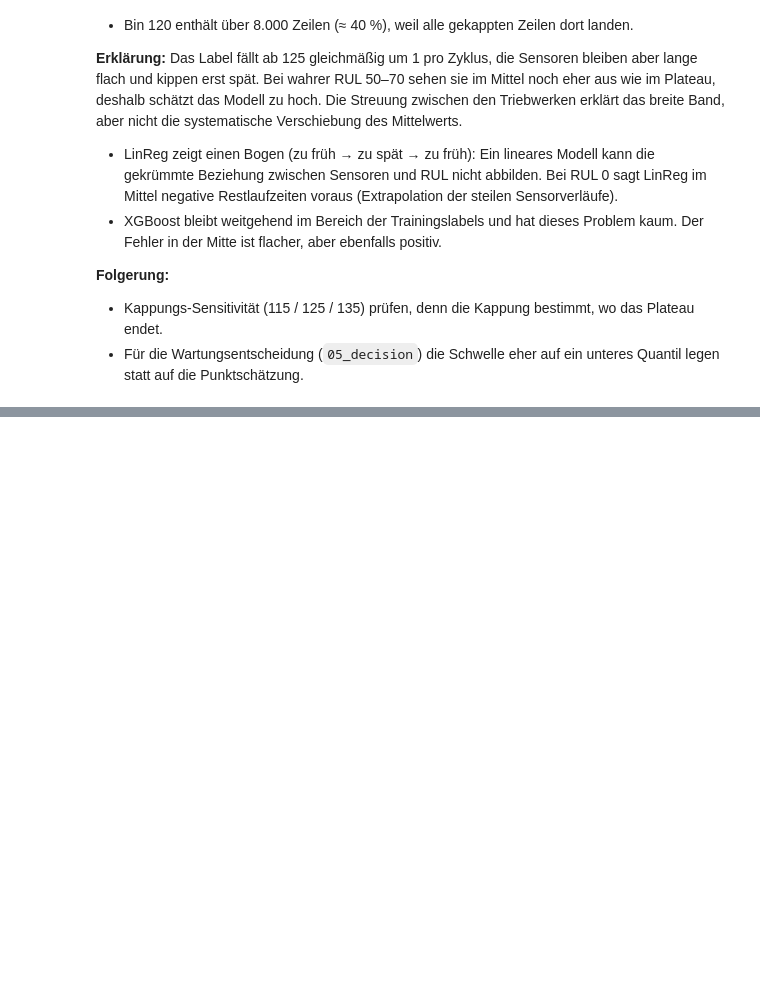
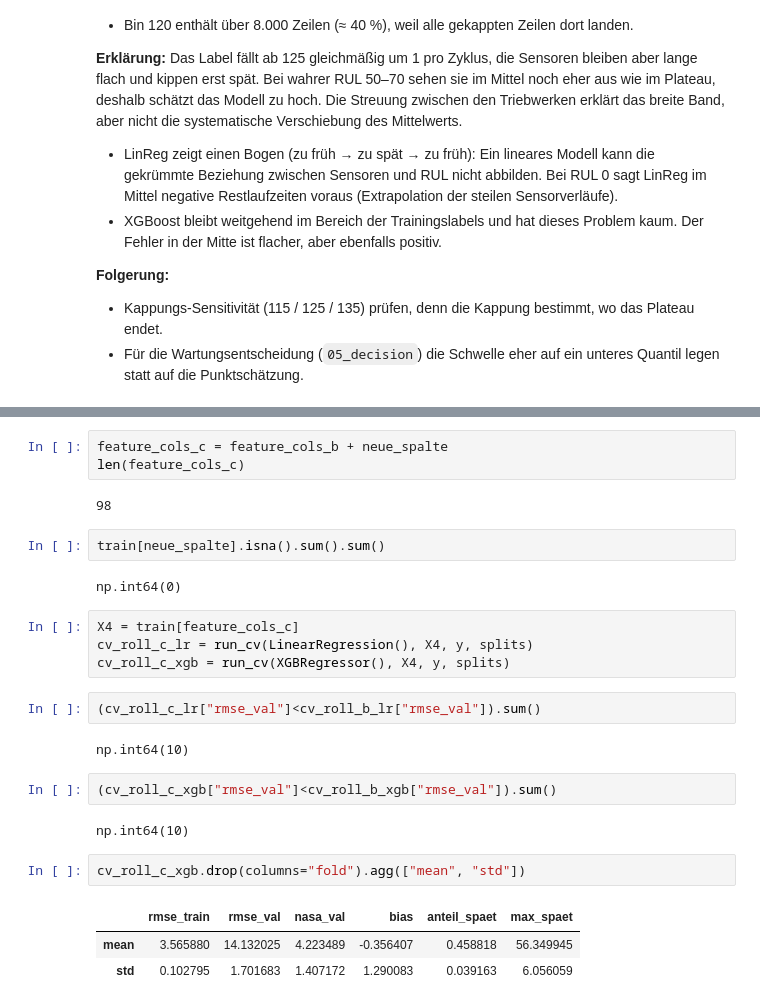
Before and after one commit to nils-pt/turbofan, a Jupyter notebook: notebooks/04_features_models.ipynb, the cells around one changed output, grey strips where cells are left out. Saved outputs shown, nothing was run; the diff lists cells and outputs as text; blank space fills up the shorter version.

```diff
--- a/notebooks/04_features_models.ipynb
+++ b/notebooks/04_features_models.ipynb
@@ -278,0 +322,27 @@ plt.show()
+# %%
+feature_cols_c = feature_cols_b + neue_spalte
+len(feature_cols_c)
+# %% [output]
+98
+# %%
+train[neue_spalte].isna().sum().sum()
+# %% [output]
+np.int64(0)
+# %%
+X4 = train[feature_cols_c]
+cv_roll_c_lr = run_cv(LinearRegression(), X4, y, splits)
+cv_roll_c_xgb = run_cv(XGBRegressor(), X4, y, splits)
+# %%
+(cv_roll_c_lr["rmse_val"]<cv_roll_b_lr["rmse_val"]).sum()
+# %% [output]
+np.int64(10)
+# %%
+(cv_roll_c_xgb["rmse_val"]<cv_roll_b_xgb["rmse_val"]).sum()
+# %% [output]
+np.int64(10)
+# %%
+cv_roll_c_xgb.drop(columns="fold").agg(["mean", "std"])
+# %% [output]
+|  | rmse_train | rmse_val | nasa_val | bias | anteil_spaet | max_spaet |
+| mean | 3.565880 | 14.132025 | 4.223489 | -0.356407 | 0.458818 | 56.349945 |
+| std | 0.102795 | 1.701683 | 1.407172 | 1.290083 | 0.039163 | 6.056059 |
```
Also changed, not shown: parts of 9 cells of this notebook.
